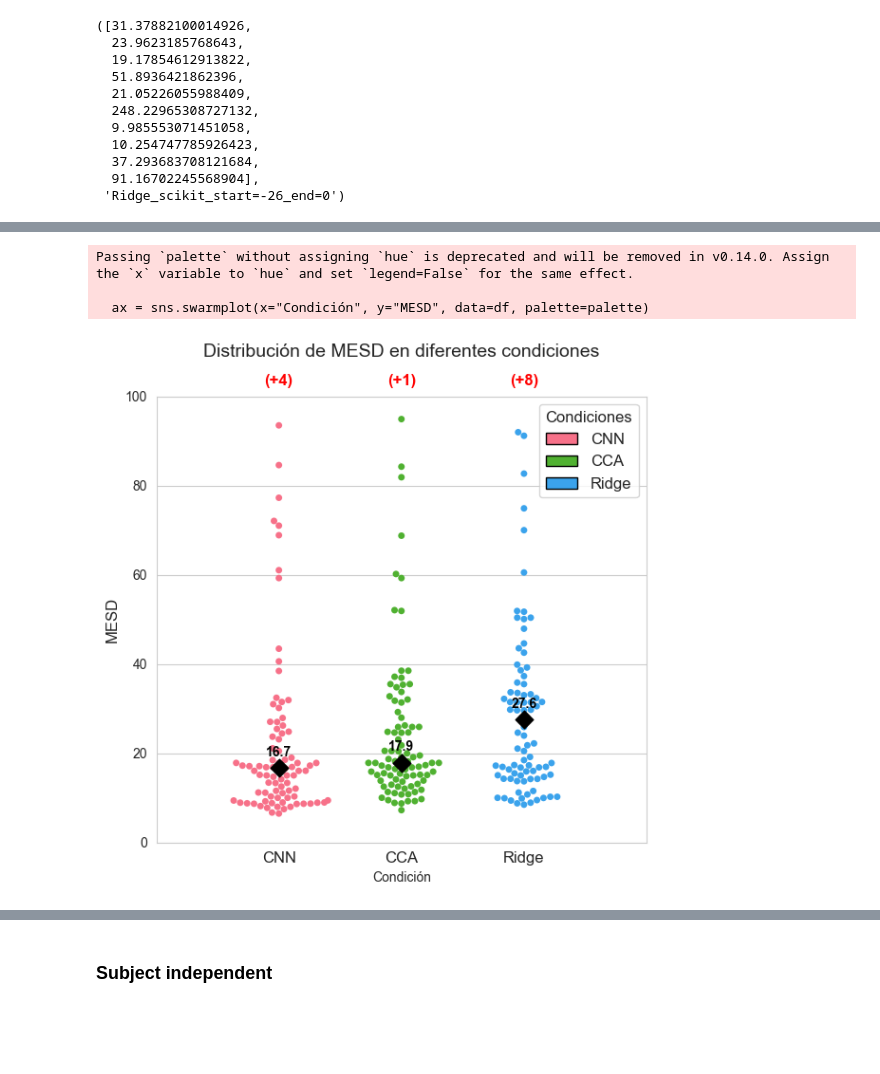
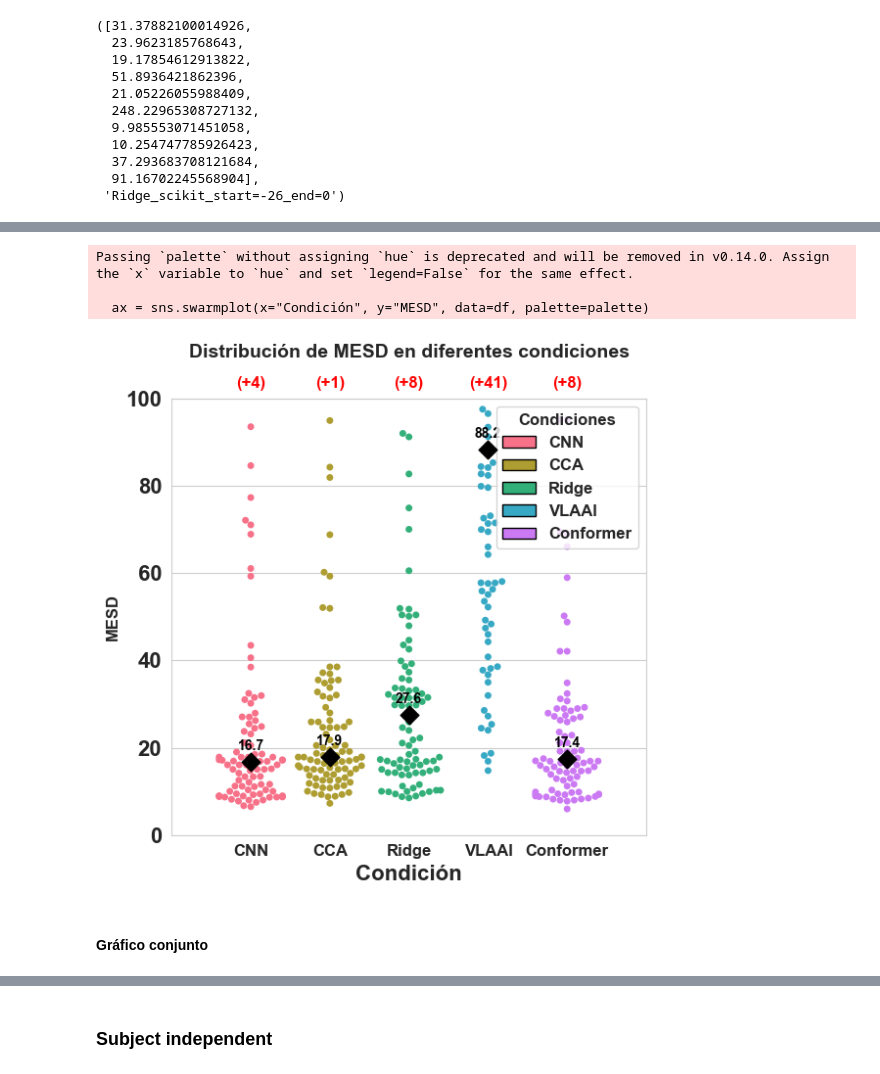
Before and after one commit to garcesote/deepAAD_project, a Jupyter notebook: notebooks/euroacustics.ipynb, the cells around one changed output, grey strips where cells are left out. Drawn from its saved outputs; the diff is of its cells as text; code cells hidden in the pictures; blank space fills up the shorter version.

```diff
--- a/notebooks/euroacustics.ipynb
+++ b/notebooks/euroacustics.ipynb
@@ -95,7 +108,7 @@ preds.shape
 (19200, 1)
 # %%
 # First trial
-init = 4800
+init = 6400
 length = 320
 trial_range = range(init, init+length) # trial 2
 env_att = att_wav[trial_range,0]
@@ -330,0 +650,3 @@ import pandas as pd
+# %%
+models = [mdl_list[2], mdl_list[4], mdl_list[-1]] # CNN, Conformer, VLAAI
+models
@@ -902,27 +1510,31 @@ palette = sns.color_palette("husl", len(datasets))  # Colores científicos
 # Crear la figura
 plt.figure(figsize=(8, 5))
 
+# Diccionario de marcadores para diferenciar cada clase
+markers = ['o', 's', 'D', '^', 'v', 'p', '*', 'X']  # Círculo, cuadrado, diamante, triángulo, etc.
+
+
 # Iterar sobre los datasets y graficarlos
-for (label, data), color in zip(datasets.items(), palette):
+for (label, data), color, marker in zip(datasets.items(), palette, markers):
     x_values = np.array(list(data.keys()))
     means = np.array([np.mean(v) for v in data.values()])
     stds = np.array([np.std(v) for v in data.values()]) *0.2
 
     # Graficar la media con una línea sólida
-    plt.plot(x_values, means, marker='o', linestyle='-', color=color, linewidth=2, label=label)
+    plt.plot(x_values, means, marker=marker, linestyle='-', color=color, linewidth=2, label=label)
 
     # Agregar el área sombreada de la desviación estándar
     plt.fill_between(x_values, means - stds, means + stds, color=color, alpha=0.2)
 
 # Ajustes de ejes
 plt.xticks(x_values, x_values)  # Asegurar que se muestren todos los valores en x
-plt.xlabel("Ventana temporal", fontsize=12)
+plt.xlabel("Window lenght", fontsize=12)
 plt.ylabel("Accuracy", fontsize=12)
 plt.xlim([1, 50])
 plt.ylim([50, 100])
 
 # Título y leyenda
-plt.title("Rendimiento del modelo CNN", fontsize=14)
+plt.title("Performance curve CNN", fontsize=14)
 plt.legend()
 # %% [output]
 <matplotlib.legend.Legend at 0x...>
@@ -1039,0 +1738,24 @@ ridge_mesd_list[:10], mdl_name
+# %%
+# Cargar el MESD de los modelos subj_specific
+key = 'subj_specific'
+model_paths = os.path.join(global_path, 'results', 'euroacustics', key, 'decode_accuracy', 'fulsang_data')
+mdl_name = None
+for model in os.listdir(model_paths):
+    if 'Conformer' in model:
+        mdl_name = model
+        break
+model_path = os.path.join(model_paths, mdl_name)
+folds = os.listdir(model_path)
+conformer_mesd_list = []
+for cv_fold in folds:
+    fold_path = os.path.join(model_path, cv_fold)
+    windows = os.listdir(fold_path)
+    for wnd in windows:
+        if wnd == 'mesd':
+            # Get the mesd
+            wnd_path = os.path.join(fold_path, wnd)
+            mesd_metrics = json.load(open(wnd_path, 'rb'))
+            mesd = mesd_metrics['mesd']
+            # Append the results to the list
+            conformer_mesd_list.extend(mesd)
+conformer_mesd_list[:10], mdl_name
@@ -1040,7 +1774,7 @@ ridge_mesd_list[:10], mdl_name
 # %%
 # Etiquetas para cada condición
-labels = ["CNN", "CCA", "Ridge"]
-data_lists = [cnn_mesd_list, cca_mesd_list, ridge_mesd_list]
+labels = ["CNN", "CCA", "Ridge", "VLAAI", "Conformer"]
+data_lists = [cnn_mesd_list, cca_mesd_list, ridge_mesd_list, vlaai_mesd_list, conformer_mesd_list]
 
 # Construir el DataFrame en formato largo
 df = pd.DataFrame({
@@ -1066,31 +1800,33 @@ plt.ylabel("MESD", fontsize=12)
 plt.title("Distribución de MESD en diferentes condiciones", pad=30, fontsize=14)
 
 # Para cada condición, calcular la mediana y anotar el número de muestras que superan 100
 for i, cond in enumerate(labels):
     cond_data = df[df["Condición"] == cond]["MESD"]
     median_val = np.median(cond_data)
     # Agregar marcador de mediana (rombo) en la posición correspondiente
     ax.scatter(i, median_val, color="black", s=90, marker="D", zorder=10)
     # Etiquetar el valor de la mediana
     ax.text(i, median_val + 2, f"{median_val:.1f}", color="black",
             ha="center", va="bottom", fontsize=10, fontweight="bold")
 
     # Contar cuántos valores exceden 100 y anotarlos en la parte superior
     count_exceed = np.sum(cond_data > 100)
     if count_exceed > 0:
         ax.text(i, 105, f"(+{count_exceed})", color="red", ha="center",
                 va="top", fontsize=12, fontweight="bold")
 
 # Crear una leyenda manual asociando cada color a su condición
 legend_elements = [Patch(facecolor=color, edgecolor='black', label=cond)
                    for color, cond in zip(palette, labels)]
 plt.legend(handles=legend_elements, title="Condiciones",
            fontsize=12, title_fontsize=12, loc='upper right')
 
 plt.tight_layout()
 plt.show()
 # %% [output]
 Passing `palette` without assigning `hue` is deprecated and will be removed in v0.14.0. Assign the `x` variable to `hue` and set `legend=False` for the same effect.
 
   ax = sns.swarmplot(x="Condición", y="MESD", data=df, palette=palette)
-[figure, old version]
+[figure, new version]
+# %% [markdown]
+#### Gráfico conjunto
```
Also changed, not shown: parts of 75 cells of this notebook, 4 other files.
